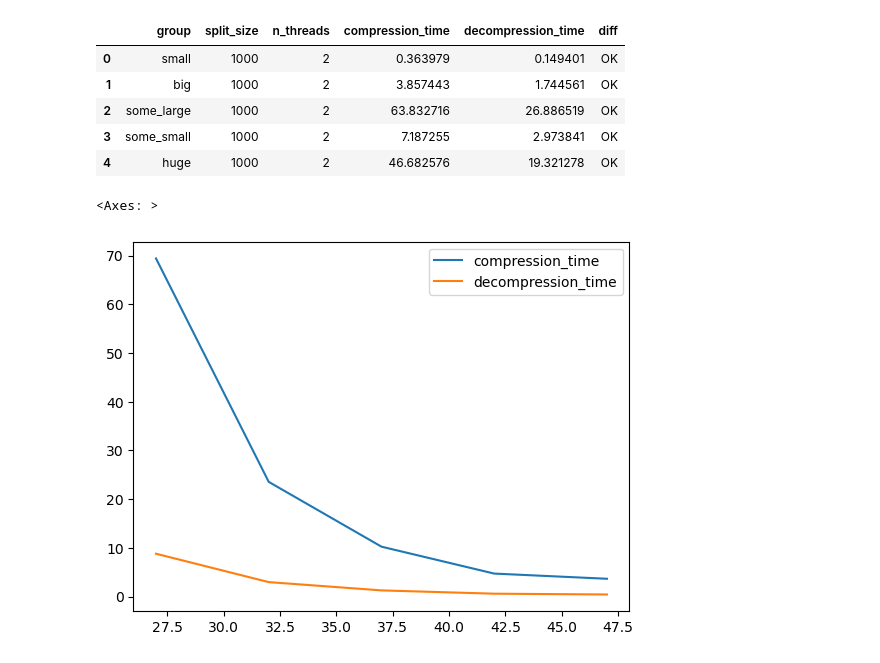
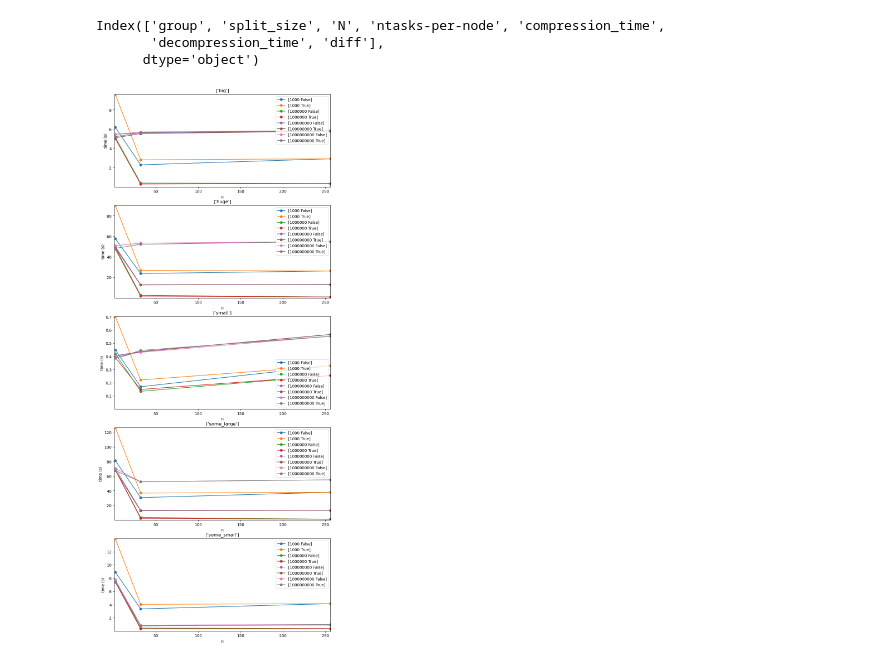
Before and after one commit to iannisimo/SPM-24, a Jupyter notebook: analyze/chart.ipynb, the cells around one changed output. Saved outputs shown, nothing was run; the diff lists cells and outputs as text; code cells hidden in the pictures.

```diff
--- a/analyze/chart.ipynb
+++ b/analyze/chart.ipynb
@@ -1,24 +1,65 @@
 # %%
 import pandas as pd
-from matplotlib import pyplot
+from matplotlib import pyplot as plt
+import matplotlib
 
-DATA = 'tests/ff_server.csv'
+DATA = 'tests/mpi_server.csv'
 
 data = pd.read_csv(DATA, header=0)
+
+data.columns
+# %% [output]
+Index(['group', 'split_size', 'N', 'ntasks-per-node', 'compression_time',
+       'decompression_time', 'diff'],
+      dtype='object')
-# %%
-data.head()
-# %% [output]
-|  | group | split_size | n_threads | compression_time | decompression_time | diff |
-| 0 | small | 1000 | 2 | 0.363979 | 0.149401 | OK |
-| 1 | big | 1000 | 2 | 3.857443 | 1.744561 | OK |
-| 2 | some_large | 1000 | 2 | 63.832716 | 26.886519 | OK |
-| 3 | some_small | 1000 | 2 | 7.187255 | 2.973841 | OK |
-| 4 | huge | 1000 | 2 | 46.682576 | 19.321278 | OK |
-# %%
-# No errors
-assert (data['diff'] == 'OK').all()
-
-data.groupby(['group', 'split_size'])[['compression_time', 'decompression_time']].get_group(('some_large', 1000000)).plot()
-# %% [output]
-<Axes: >
-[figure, removed]
+# %%
+import matplotlib.axis
+import matplotlib.figure
+
+
+data_ = data.copy()
+# No errors
+assert (data_['diff'] == 'OK').all()
+
+TYPE = 'mpi' if 'N' in data_.columns else 'ff' if 'n_threads' in data_.columns else 'seq'
+
+# N_GROUPS = data_['group'].unique().size
+# N_SPLITS = data_['split_size'].unique().size
+
+diff_cats = ['group']
+color_cats = ['split_size']
+
+if TYPE == 'mpi':
+  data_['bynode'] = ~data_['ntasks-per-node'].isna()
+  del data_['ntasks-per-node']
+  data_['n'] = data_['N']
+  del data_['N']
+  tmp = data_[(data_['n'] == 256)].copy()
+  tmp.loc[:, 'bynode'] = True
+  data_ = pd.concat([data_, tmp])
+  color_cats += ['bynode']
+elif TYPE == 'ff':
+  data_['n'] = data_['n_threads']
+  del data_['n_threads']
+
+plots = data_.groupby(diff_cats)[diff_cats].first().reset_index(drop=True)
+num_plots = plots.size
+
+fig, axs = plt.subplots(num_plots, figsize=(10, 5*num_plots))
+for i, p in enumerate(plots.values):
+  local_data = data_.loc[(data_[diff_cats] == p).all(axis=1)]
+  ax: matplotlib.axes.Axes = axs[i]
+  ax.set_xlabel('n')
+  ax.set_ylabel('time (s)')
+  ax.set_xlim(1, local_data['n'].max())
+  ax.set_ylim(1e-3, local_data['compression_time'].max())
+  ax.set_title(f'{p}')
+  colors = local_data.groupby(color_cats)[color_cats].first().reset_index(drop=True)
+  num_colors = colors.size
+  for j, c in enumerate(colors.values):
+    local_data_ = local_data.loc[(local_data[color_cats] == c).all(axis=1)]
+    ax.plot(local_data_['n'], local_data_['compression_time'], label=f'{c}', marker='o', linestyle='-', color=f'C{j}')
+    # ax.plot(local_data_['n'], local_data_['decompression_time'], label=f'{c}', marker='o', linestyle='dashed', color=f'C{j}')
+  ax.legend()
+# %% [output]
+[figure, added]
```
